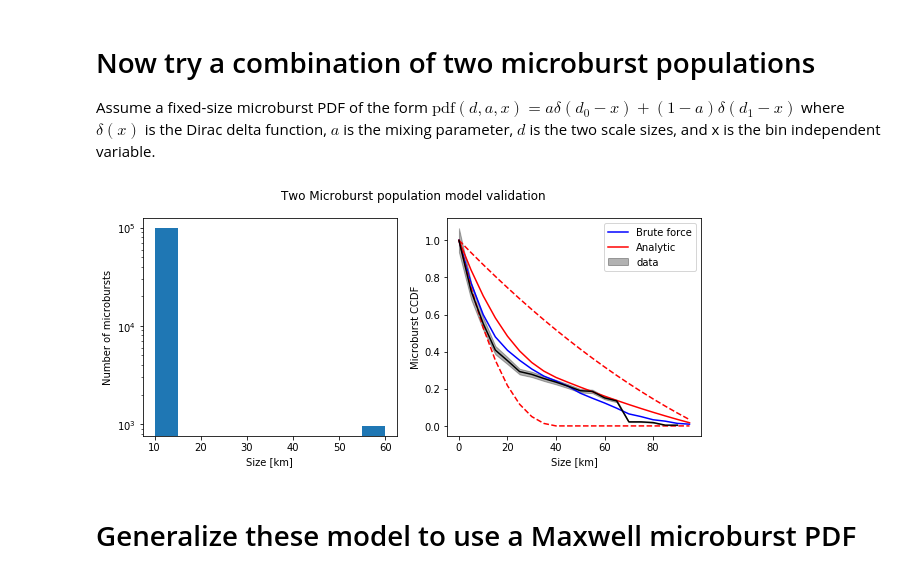
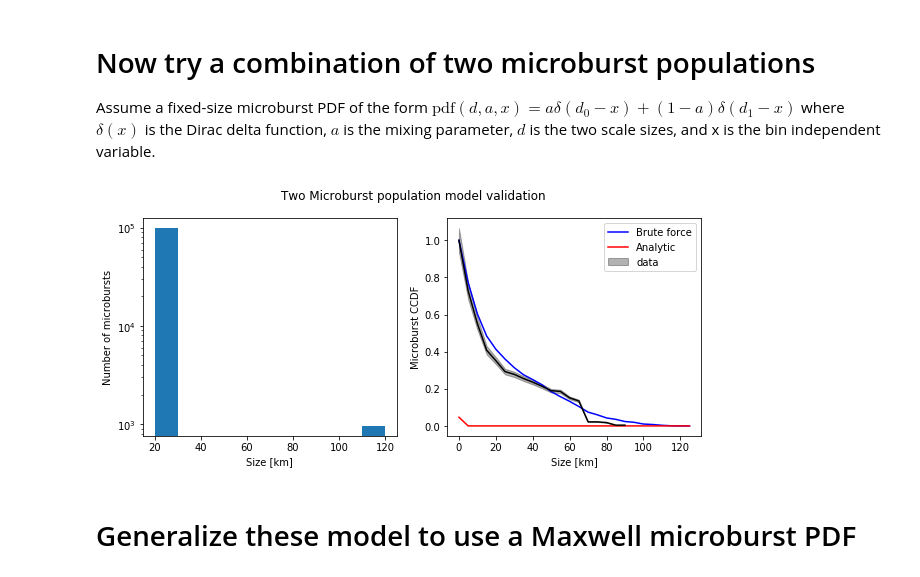
Before and after one commit to mshumko/ac6_microburst_scale_sizes, a Jupyter notebook: models/microburst_scale_size_model.ipynb, the cells around one changed output. Cells and saved outputs as stored; diff of their text form; code cells hidden in the pictures.

```diff
--- a/models/microburst_scale_size_model.ipynb
+++ b/models/microburst_scale_size_model.ipynb
@@ -268,6 +268,7 @@ plt.xlabel('Size [km]'); plt.ylabel('Microburst CCDF');
 # Now try a combination of two microburst populations
 Assume a fixed-size microburst PDF of the form $\mathrm{pdf}(d, a, x) = a \delta(d_0 - x) + (1-a) \delta(d_1 - x)$ where $\delta(x)$ is the Dirac delta function, $a$ is the mixing parameter, $d$ is the two scale sizes, and x is the bin independent variable.
 # %%
+bins = np.arange(0, 130, 5)
 a = 0.99 #0.99
 d = np.array([20, 120]) # [20, 120]
 # %%
@@ -278,23 +277,34 @@ cdf_analytic_two_population = a*F(d[0], bins) + (1-a)*F(d[1], bins)
+# %%
+def analytic_cdf_two_population(a, d, bins):
+    total_events = a*np.nansum(A(d[0]/2, bins)) + (1-a)*np.nansum(A(d[1]/2, bins))
+    cdf =  np.array([(a*np.nansum(A(d[0]/2, d[i:])) + (1-a)*np.nansum(A(d[1]/2, d[i:])))/total_events
+                      for i in range(len(bins))])
+    return cdf
+
+    #return F = lambda r, d: np.array([np.nansum(A(r, d[i:]))/np.nansum(A(r, d)) for i in range(len(d))])
+
+# cdf_analytic_two_population = a*F(d[0]/2, bins) + (1-a)*F(d[1]/2, bins)
 # %%
-b = 0.99/2
+b = 0.99
 _, ax = plt.subplots(1, 2, figsize=(10, 4))
-ax[0].hist(r_array, density=False)
+ax[0].hist(2*r_array, density=False)
 ax[1].plot(bins, cdf_brute_two_population, c='b', label='Brute force');
-# ax[1].plot(bins, cdf_analytic_two_population, c='r', label='Analytic');
-ax[1].plot(bins,  b*F(d[0], bins) + (1-b)*F(d[1], bins), c='r', label='Analytic');
-ax[1].plot(bins, F(d[0], bins), 'r--');
-ax[1].plot(bins, F(d[1], bins), 'r--');
+ax[1].plot(bins, analytic_cdf_two_population(a, d, bins), c='r', label='Analytic');
+# b*F(d[0]/2, bins) + (1 - b)*F(d[1]/2, bins)
+# ax[1].plot(bins,  b*F(d[0]/2, bins) + (1 - b)*F(d[1]/2, bins), c='r', label='Analytic');
+# ax[1].plot(bins, F(d[0]/2, bins), 'r--');
+# ax[1].plot(bins, F(d[1]/2, bins), 'r--');
 ax[1].plot(cdf_data['Separation [km]'], cdf_data['CDF'], c='k', label='_nolegend_')
 ax[1].fill_between(cdf_data['Separation [km]'],
                  cdf_data['CDF']-cdf_data['CDF_std'],
                  cdf_data['CDF']+cdf_data['CDF_std'],
                  color='k', alpha=0.3, label='data');
 ax[0].set(yscale='log', xlabel='Size [km]', ylabel='Number of microbursts')
 ax[1].set(xlabel='Size [km]', ylabel='Microburst CCDF')
 plt.suptitle('Two Microburst population model validation');
 ax[1].legend();
 # %% [output]
-[figure, old version]
+[figure, new version]
 # %% [markdown]
 # Generalize these model to use a Maxwell microburst PDF
 # %%
```
Also changed, not shown: parts of 5 cells of this notebook, 2 other files.
